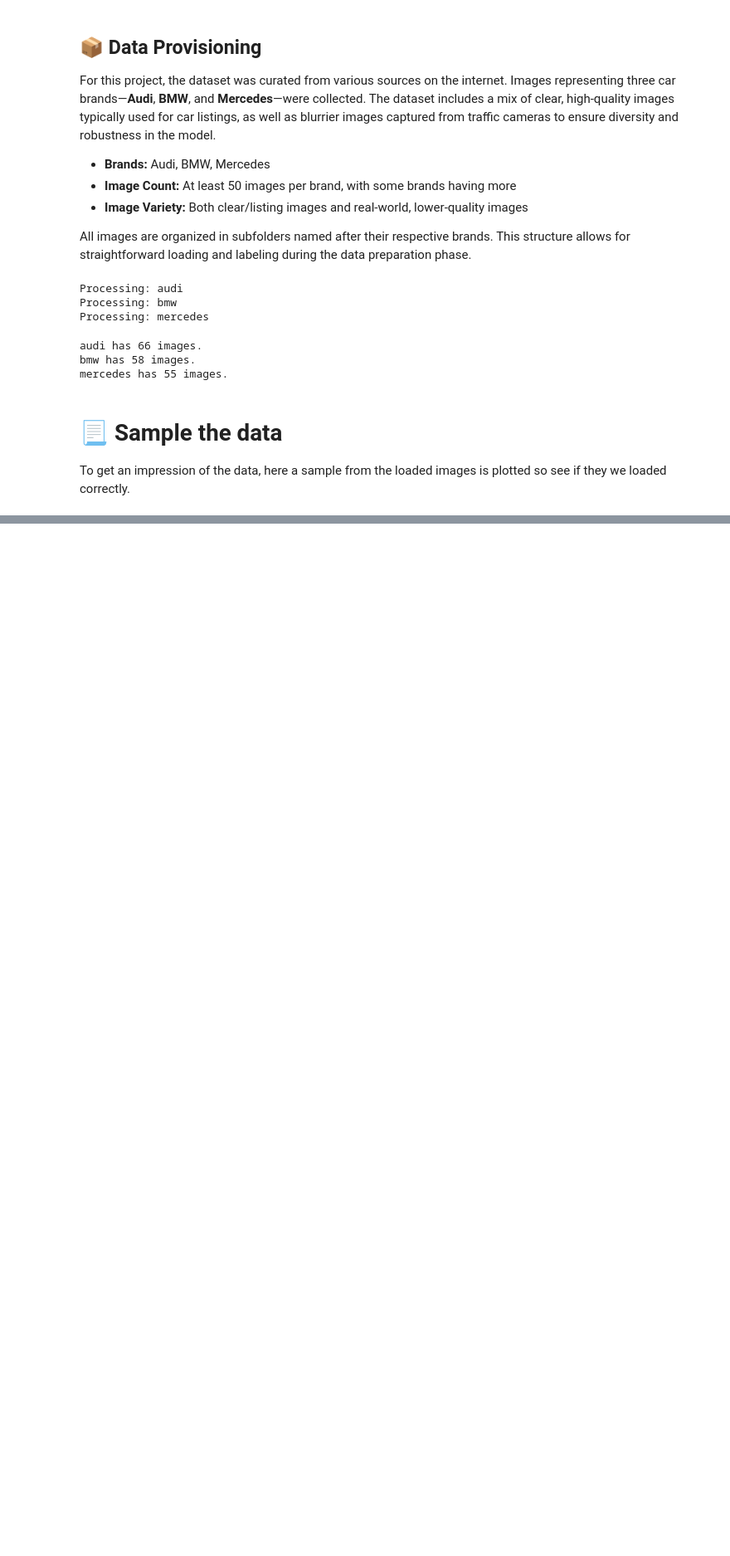
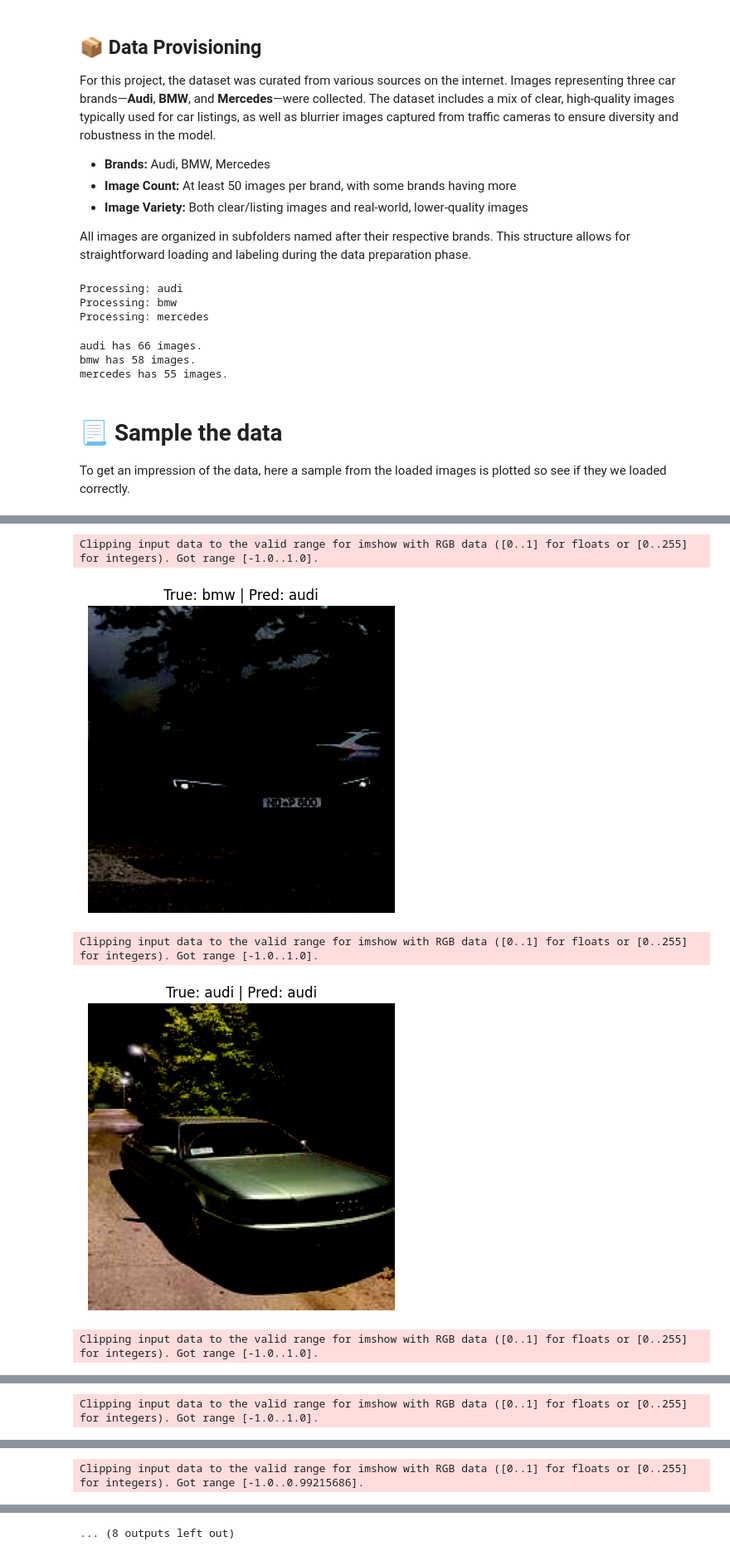
Before and after one commit to AntoDavidov/car-predictor, a Jupyter notebook: car-predictor.ipynb, the cells around one changed output, grey strips where cells are left out. Shown at 83% size. Drawn from its saved outputs; the diff is of its cells as text; code cells hidden in the pictures; blank space fills up the shorter version.

Commit message:
implememnted a CNN and SVC model making an 0.44 accuracy with just 50 images for the three car brands.

```diff
--- a/car-predictor.ipynb
+++ b/car-predictor.ipynb
@@ -133,0 +192,8 @@ Given that this case uses images, there is no such thing as feature selection be
+# %%
+X = np.array(X)
+y = np.array(y)
+
+from tensorflow.keras.applications import MobileNetV2
+
+mobilenet = MobileNetV2(include_top=False, weights='imagenet', input_shape=(224, 224, 3), pooling='avg')
+features = mobilenet.predict(X, verbose=1)
@@ -133,0 +206,14 @@ Given that this case uses images, there is no such thing as feature selection be
+# %%
+from sklearn.model_selection import train_test_split
+from sklearn.svm import SVC
+from sklearn.metrics import classification_report, confusion_matrix
+
+X_train, X_test, y_train, y_test = train_test_split(features, y, test_size=0.2, random_state=42, stratify=y)
+
+clf = SVC(C=1.0, kernel='rbf', probability=True)
+clf.fit(X_train, y_train)
+score = clf.score(X_test, y_test)
+
+y_pred = clf.predict(X_test)
+print(classification_report(y_test, y_pred, target_names=class_labels.keys()))
+print("Model accuracy:", score)
@@ -133,0 +234,20 @@ Given that this case uses images, there is no such thing as feature selection be
+# %%
+import matplotlib.pyplot as plt
+
+inv_class_labels = {v: k for k, v in class_labels.items()}
+
+for i in range(10):
+    idx = np.random.randint(0, len(y_test))
+    true_label = inv_class_labels[y_test[idx]]
+    pred_label = inv_class_labels[y_pred[idx]]
+
+    plt.imshow(X[idx])
+    plt.title(f"True: {true_label} | Pred: {pred_label}")
+    plt.axis('off')
+    plt.show()
+# %% [output]
+Clipping input data to the valid range for imshow with RGB data ([0..1] for floats or [0..255] for integers). Got range [-1.0..1.0].
+[figure, added]
+Clipping input data to the valid range for imshow with RGB data ([0..1] for floats or [0..255] for integers). Got range [-1.0..1.0].
+[figure, added]
+Clipping input data to the valid range for imshow with RGB data ([0..1] for floats or [0..255] for integers). Got range [-1.0..1.0].
@@ -133,0 +255 @@ Given that this case uses images, there is no such thing as feature selection be
+Clipping input data to the valid range for imshow with RGB data ([0..1] for floats or [0..255] for integers). Got range [-1.0..1.0].
@@ -133,0 +257 @@ Given that this case uses images, there is no such thing as feature selection be
+Clipping input data to the valid range for imshow with RGB data ([0..1] for floats or [0..255] for integers). Got range [-1.0..0.99215686].
@@ -133,0 +261 @@ Given that this case uses images, there is no such thing as feature selection be
+... (8 outputs left out)
```
Also changed, not shown: parts of 14 cells of this notebook, 1 other file.
